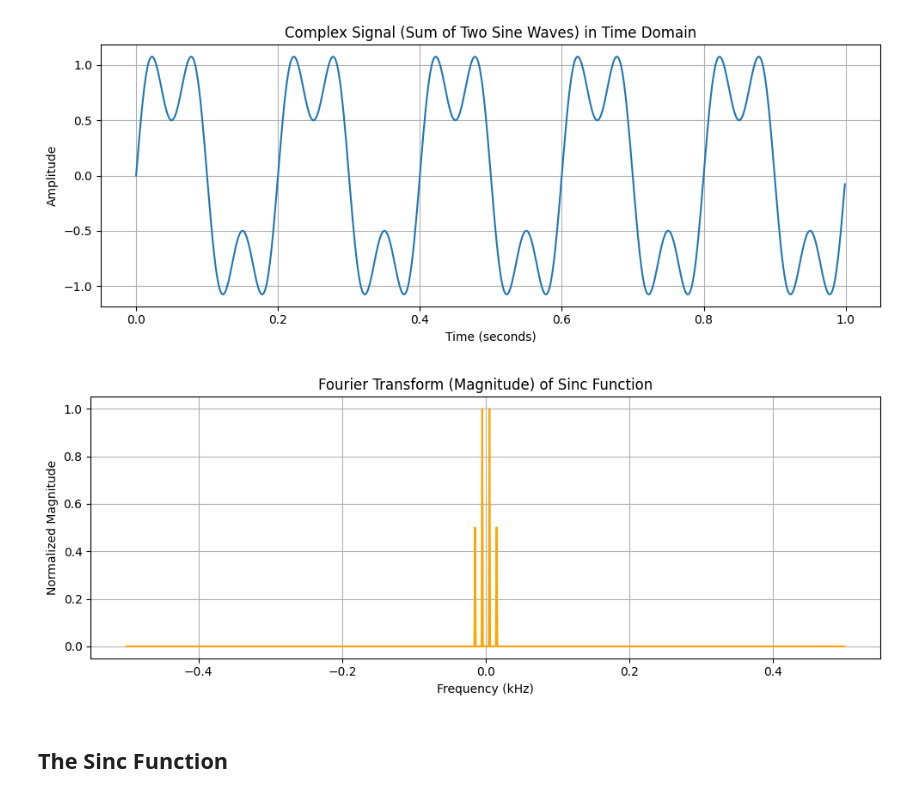
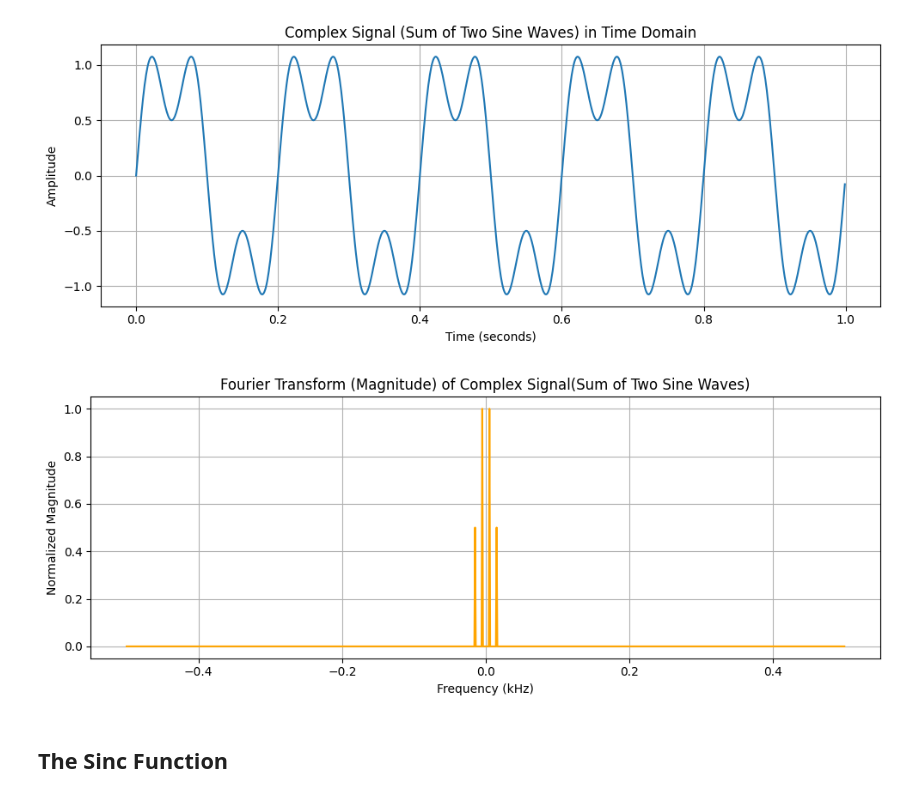
Before and after one commit to Hotchapu13/MRI_Uganda_lab_notebooks, a Jupyter notebook: Lab_1.ipynb, the cells around one changed output. Saved outputs shown, nothing was run; the diff lists cells and outputs as text; code cells hidden in the pictures.

```diff
--- a/Lab_1.ipynb
+++ b/Lab_1.ipynb
@@ -122,10 +126,10 @@ def compute_fft(signal, t):
 # %% [markdown]
 ### Plot frequency domain function
 # %%
-def plot_frequency_domain(freq, magnitude):
+def plot_frequency_domain(freq, magnitude,name):
     plt.figure(figsize=(10, 4))
     plt.plot(freq / 1e3, magnitude, color='orange', label="|FFT(sinc)|")
-    plt.title("Fourier Transform (Magnitude) of Sinc Function")
+    plt.title(f"Fourier Transform (Magnitude) of {name}")
     plt.xlabel("Frequency (kHz)")
     plt.ylabel("Normalized Magnitude")
     plt.grid(True)
@@ -164,11 +168,11 @@ plt.show()
 # %%
 # Compute the frequency components and their magnitudes
 freq, magnitude = compute_fft(complex_signal, t)
 
 # PLot in frequency domain
-plot_frequency_domain(freq, magnitude)
+plot_frequency_domain(freq, magnitude, 'Complex Signal(Sum of Two Sine Waves)')
 # %% [output]
-[figure, old version]
+[figure, new version]
 # %% [markdown]
 ## The Sinc Function
 # %% [markdown]
```
Also changed, not shown: parts of 24 cells of this notebook.
